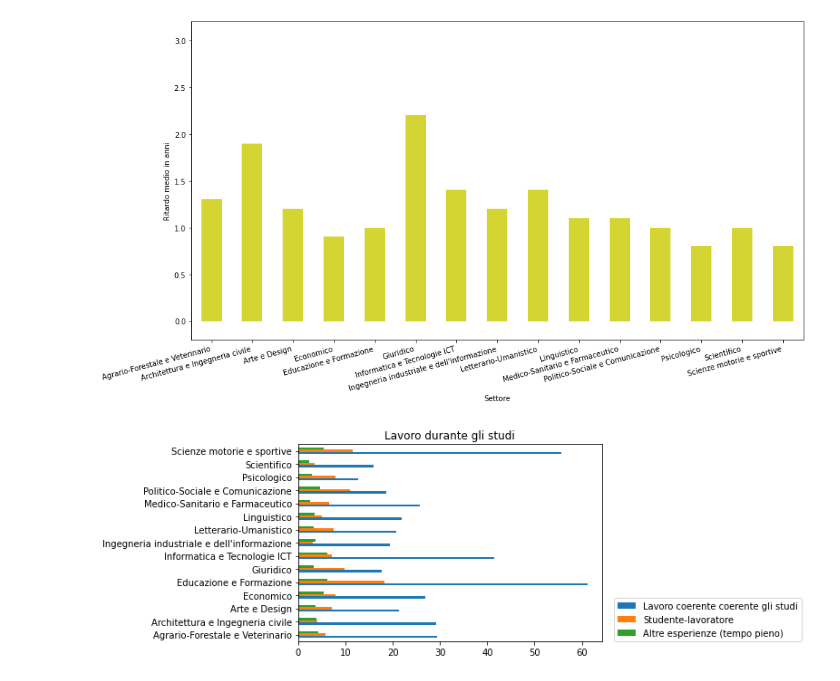
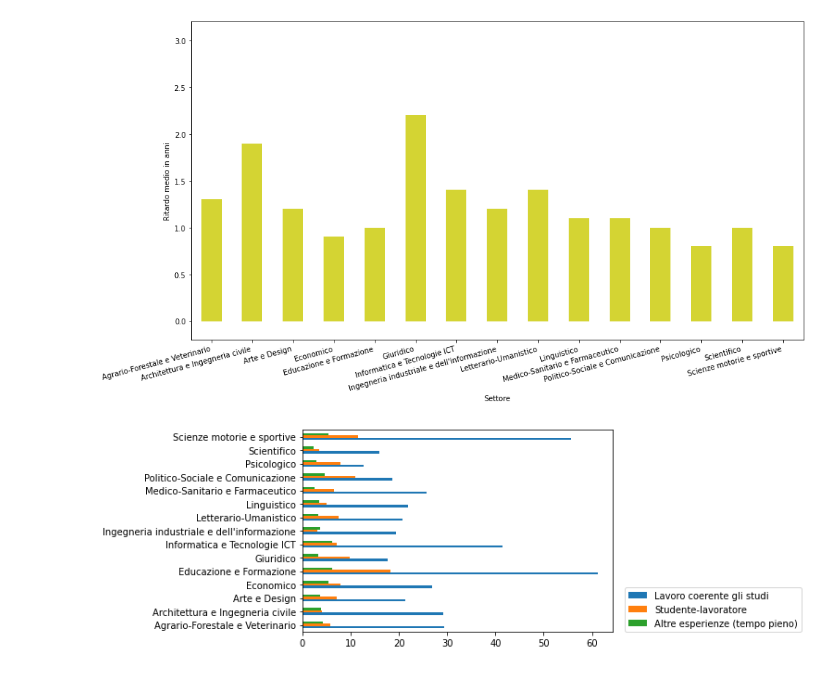
Before and after one commit to AsafCohen9898/Analisi-dei-dati-di-AlmaLaurea, a Jupyter notebook: analisi_dati.ipynb, the cells around one changed output. Drawn from its saved outputs; the diff is of its cells as text; code cells hidden in the pictures.

```diff
--- a/analisi_dati.ipynb
+++ b/analisi_dati.ipynb
@@ -171,22 +170,21 @@ plt.show()
 # %%
 # lavoro durate gli studi per gruppo disciplinare, si analizzano la percentuale di studenti che hanno avuto esperienze coerenti con gli studi
 # oppure sono studenti lavoratori o altre esperienze
 lavoro = data[['Lavoro coerente con gli studi (per 100 che hanno avuto esperienze di lavoro)', 'Lavoratori-studenti', 'Altre esperienze di lavoro con continuit� a tempo pieno']]
 lavoro.rename(columns = {'Lavoro coerente con gli studi (per 100 che hanno avuto esperienze di lavoro)':'coer', 'Lavoratori-studenti':'ls', 'Altre esperienze di lavoro con continuit� a tempo pieno':'esp'}, inplace = True)
 
 lavoro.coer=lavoro.coer.str.replace(',','.')
 lavoro.ls=lavoro.ls.str.replace(',','.')
 lavoro.esp=lavoro.esp.str.replace(',','.')
 lavoro.coer = lavoro.coer.astype(float)
 lavoro.ls = lavoro.ls.astype(float)
 lavoro.esp = lavoro.esp.astype(float)
 
 ax = lavoro.plot.barh()
-ax.set_title('Lavoro durante gli studi')
 l2 = plt.legend(bbox_to_anchor=(1.04, 0), loc="lower left", borderaxespad=0)
-l2.get_texts()[0].set_text('Lavoro coerente coerente gli studi')
+l2.get_texts()[0].set_text('Lavoro coerente gli studi')
 l2.get_texts()[1].set_text('Studente-lavoratore')
 l2.get_texts()[2].set_text('Altre esperienze (tempo pieno)')
 #plt.savefig("lavoro.png", bbox_inches='tight', transparent=True, pad_inches=0, dpi=2200)
 # %% [output]
-[figure, old version]
+[figure, new version]
```
Also changed, not shown: parts of 7 cells of this notebook.
